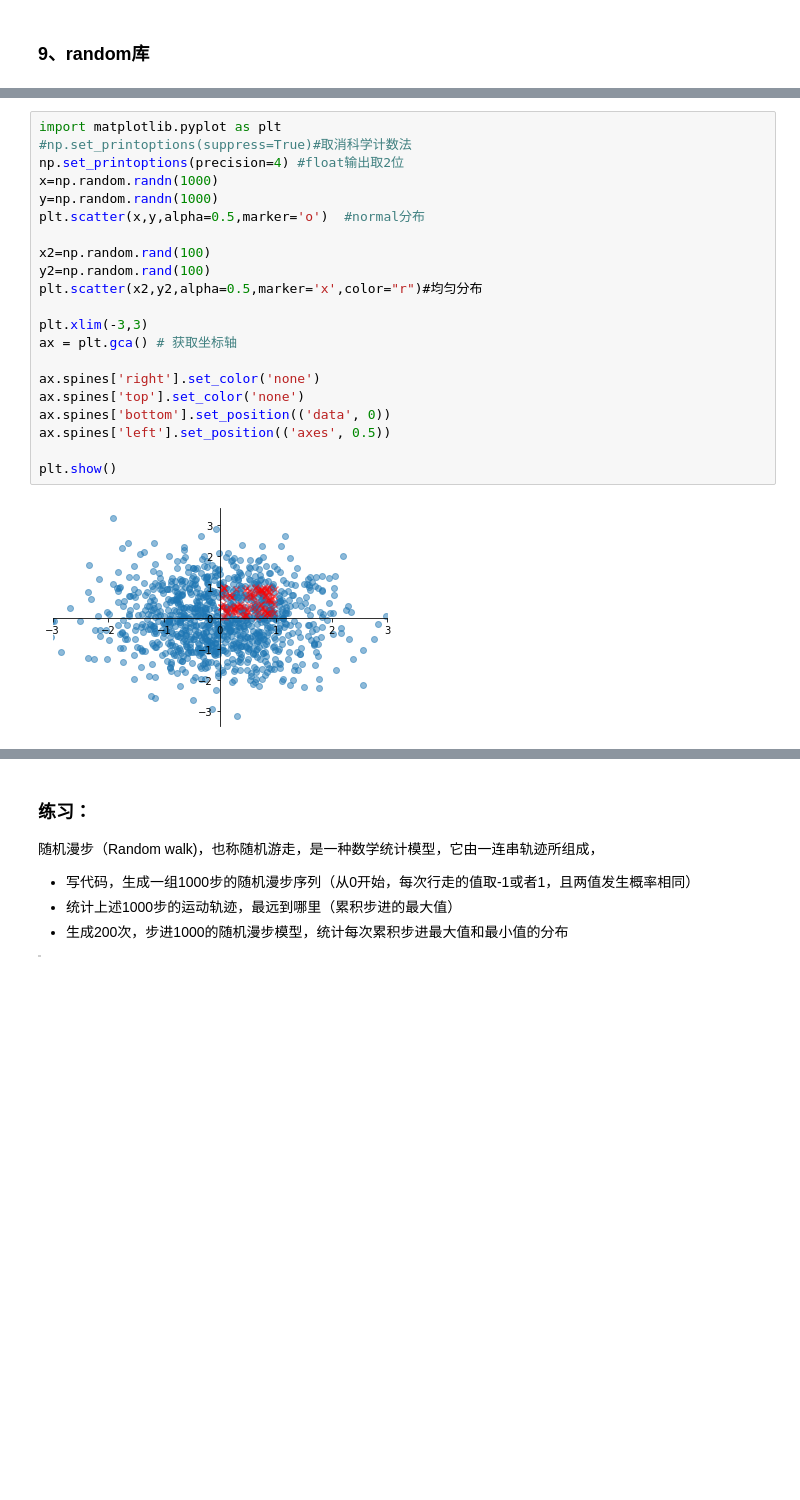
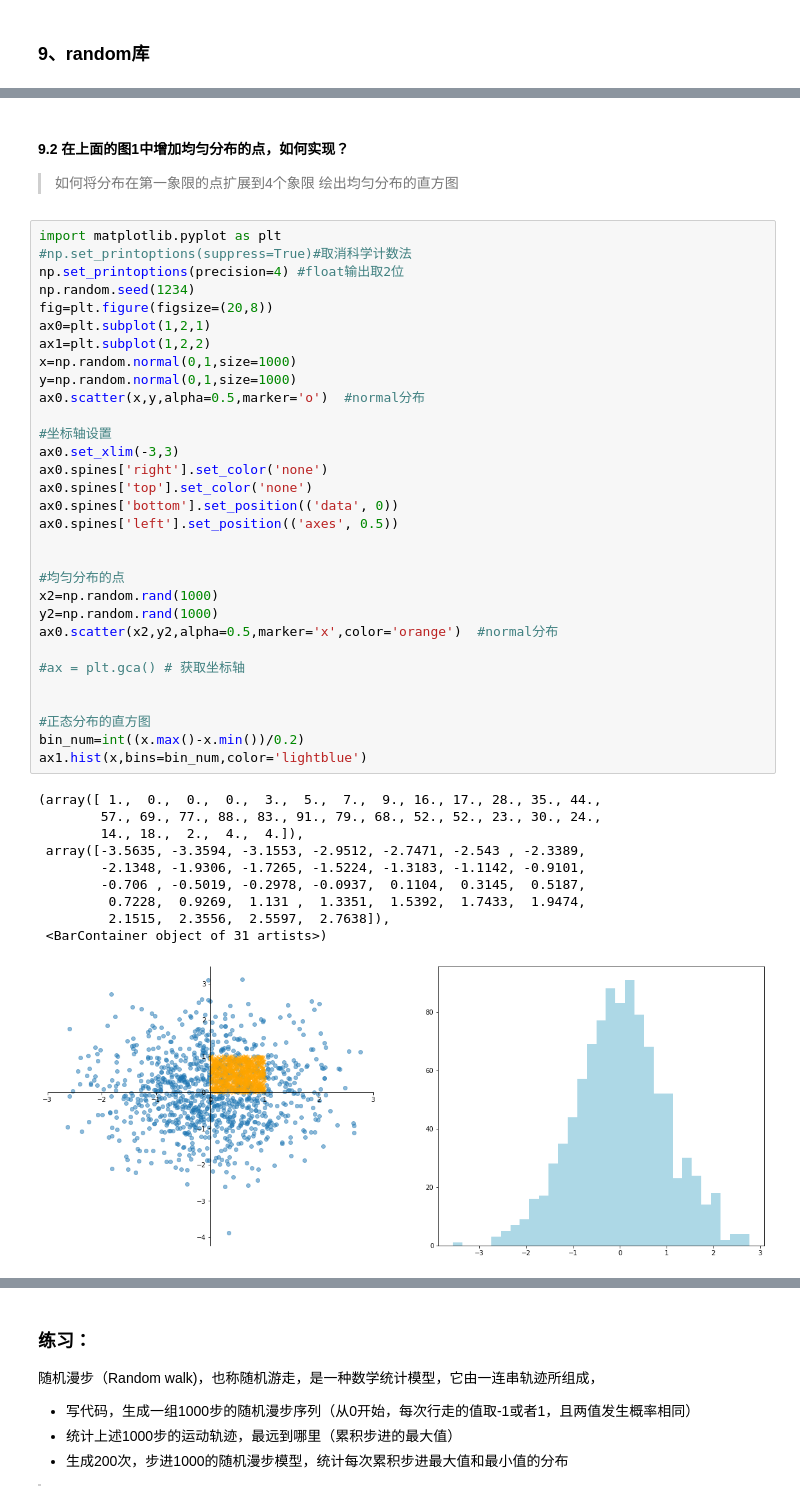
Before and after one commit to dichangyan/dscourse, a Jupyter notebook: dsp-session3-numpy.ipynb, the cells around one changed output, grey strips where cells are left out. Saved outputs shown, nothing was run; the diff lists cells and outputs as text; blank space fills up the shorter version.

```diff
--- a/dsp-session3-numpy.ipynb
+++ b/dsp-session3-numpy.ipynb
@@ -634,23 +407,46 @@ False
+# %% [markdown]
+#### 9.2 在上面的图1中增加均匀分布的点，如何实现？
+> 如何将分布在第一象限的点扩展到4个象限
+> 绘出均匀分布的直方图
 # %%
 import matplotlib.pyplot as plt
 #np.set_printoptions(suppress=True)#取消科学计数法
 np.set_printoptions(precision=4) #float输出取2位
-x=np.random.randn(1000)
-y=np.random.randn(1000)
-plt.scatter(x,y,alpha=0.5,marker='o')  #normal分布
+np.random.seed(1234)
+fig=plt.figure(figsize=(20,8))
+ax0=plt.subplot(1,2,1)
+ax1=plt.subplot(1,2,2)
+x=np.random.normal(0,1,size=1000)
+y=np.random.normal(0,1,size=1000)
+ax0.scatter(x,y,alpha=0.5,marker='o')  #normal分布
 
-x2=np.random.rand(100)
-y2=np.random.rand(100)
-plt.scatter(x2,y2,alpha=0.5,marker='x',color="r")#均匀分布
+#坐标轴设置
+ax0.set_xlim(-3,3)
+ax0.spines['right'].set_color('none')
+ax0.spines['top'].set_color('none')
+ax0.spines['bottom'].set_position(('data', 0))
+ax0.spines['left'].set_position(('axes', 0.5))
 
-plt.xlim(-3,3)
-ax = plt.gca() # 获取坐标轴
 
-ax.spines['right'].set_color('none')
-ax.spines['top'].set_color('none')
-ax.spines['bottom'].set_position(('data', 0))
-ax.spines['left'].set_position(('axes', 0.5))
+#均匀分布的点
+x2=np.random.rand(1000)
+y2=np.random.rand(1000)
+ax0.scatter(x2,y2,alpha=0.5,marker='x',color='orange')  #normal分布
 
-plt.show()
+#ax = plt.gca() # 获取坐标轴
+
+
+#正态分布的直方图
+bin_num=int((x.max()-x.min())/0.2)
+ax1.hist(x,bins=bin_num,color='lightblue')
 # %% [output]
+(array([ 1.,  0.,  0.,  0.,  3.,  5.,  7.,  9., 16., 17., 28., 35., 44.,
+        57., 69., 77., 88., 83., 91., 79., 68., 52., 52., 23., 30., 24.,
+        14., 18.,  2.,  4.,  4.]),
+ array([-3.5635, -3.3594, -3.1553, -2.9512, -2.7471, -2.543 , -2.3389,
+        -2.1348, -1.9306, -1.7265, -1.5224, -1.3183, -1.1142, -0.9101,
+        -0.706 , -0.5019, -0.2978, -0.0937,  0.1104,  0.3145,  0.5187,
+         0.7228,  0.9269,  1.131 ,  1.3351,  1.5392,  1.7433,  1.9474,
+         2.1515,  2.3556,  2.5597,  2.7638]),
+ <BarContainer object of 31 artists>)
-[figure, old version]
+[figure, new version]
```
Also changed, not shown: parts of 68 cells of this notebook.
